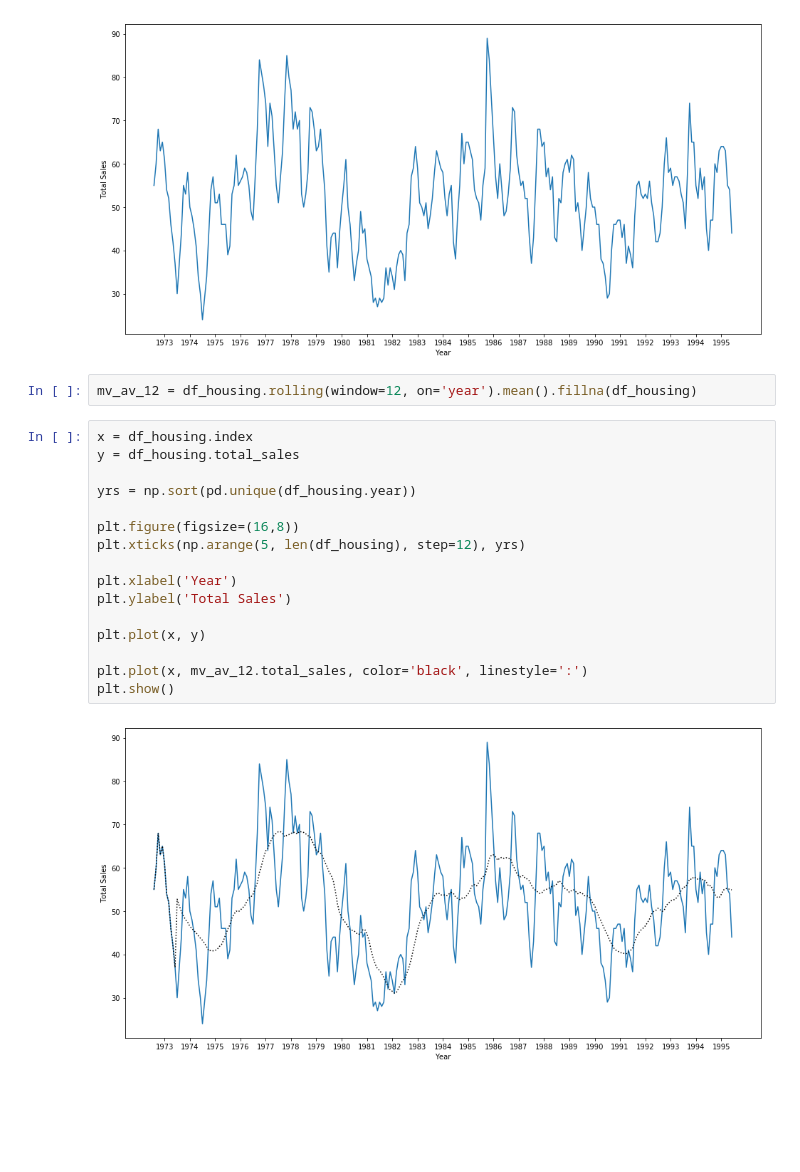
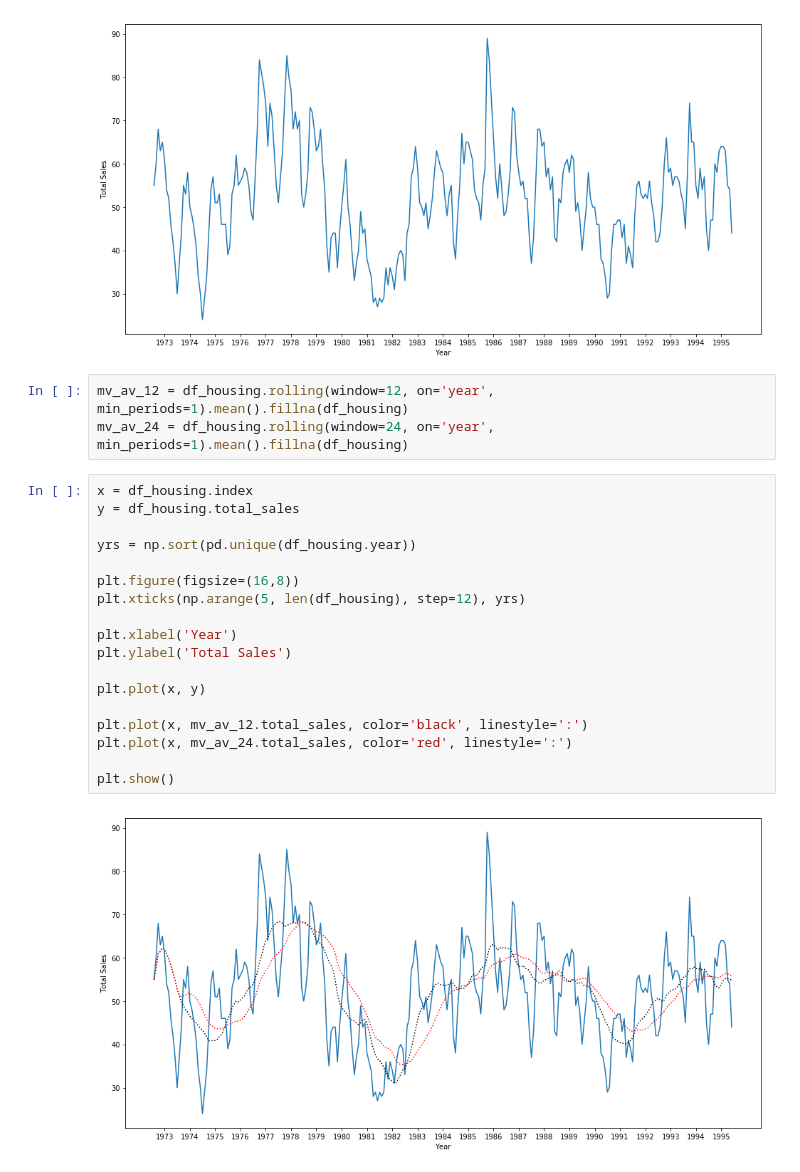
Before and after one commit to somnath1077/ML, a Jupyter notebook: timeseries/notebooks/Chapter_3_Moving_Averages.ipynb, the cells around one changed output. Drawn from its saved outputs; the diff is of its cells as text; blank space fills up the shorter version.

```diff
--- a/timeseries/notebooks/Chapter_3_Moving_Averages.ipynb
+++ b/timeseries/notebooks/Chapter_3_Moving_Averages.ipynb
@@ -68,22 +68,25 @@ plt.show()
 # %% [output]
 [figure]
 # %%
-mv_av_12 = df_housing.rolling(window=12, on='year').mean().fillna(df_housing)
+mv_av_12 = df_housing.rolling(window=12, on='year', min_periods=1).mean().fillna(df_housing)
+mv_av_24 = df_housing.rolling(window=24, on='year', min_periods=1).mean().fillna(df_housing)
 # %%
 x = df_housing.index
 y = df_housing.total_sales
 
 yrs = np.sort(pd.unique(df_housing.year))
 
 plt.figure(figsize=(16,8))
 plt.xticks(np.arange(5, len(df_housing), step=12), yrs)
 
 plt.xlabel('Year')
 plt.ylabel('Total Sales')
 
 plt.plot(x, y)
 
 plt.plot(x, mv_av_12.total_sales, color='black', linestyle=':')
+plt.plot(x, mv_av_24.total_sales, color='red', linestyle=':')
+
 plt.show()
 # %% [output]
-[figure, old version]
+[figure, new version]
```
